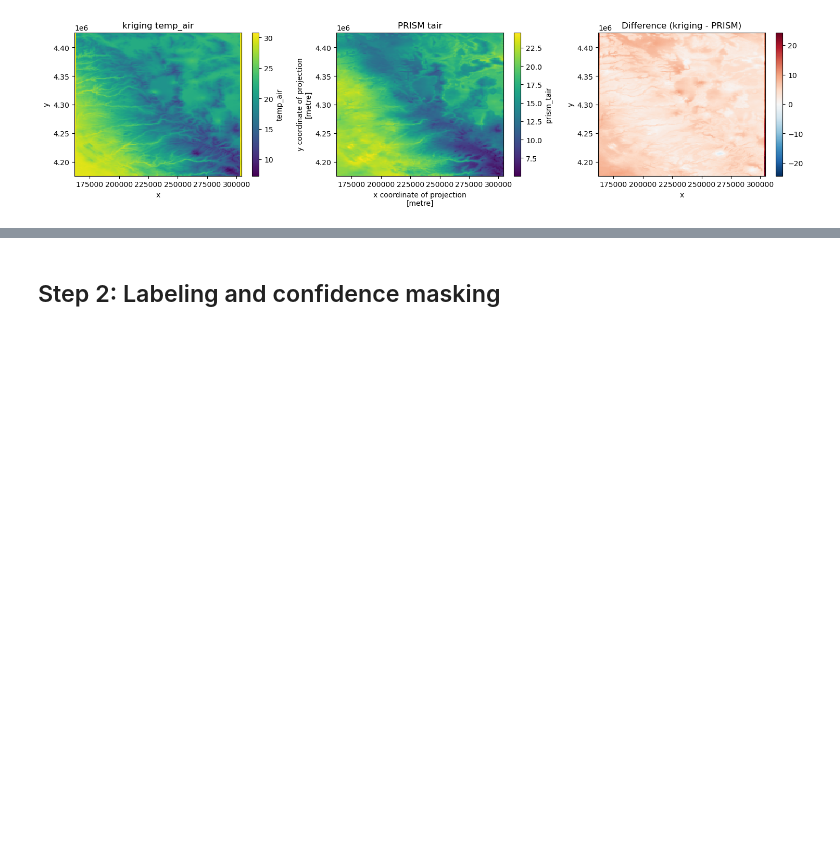
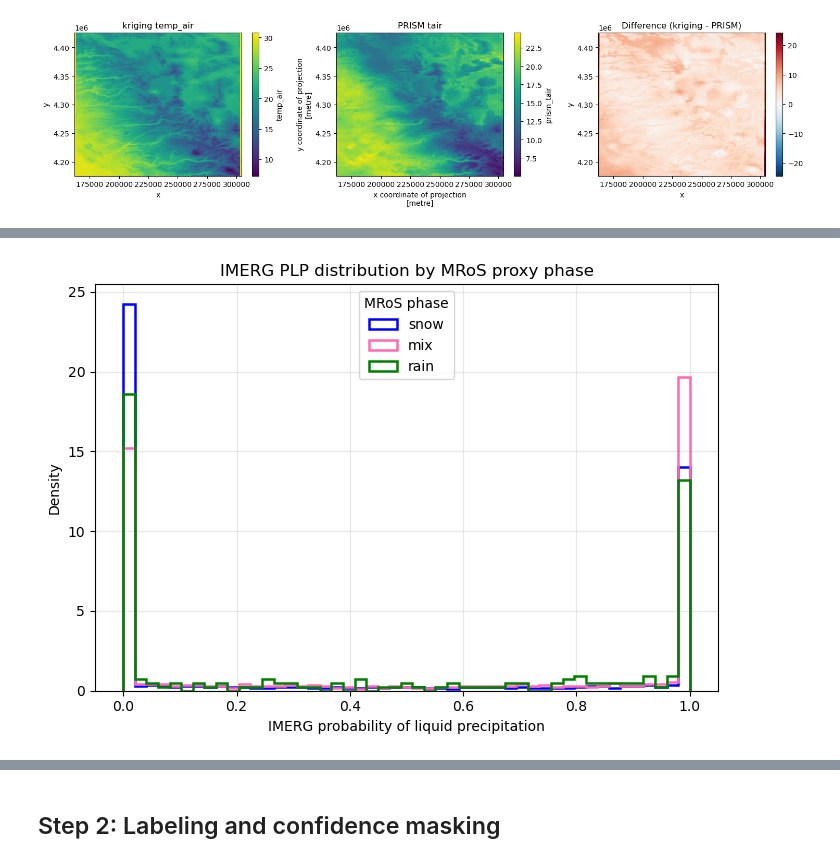
Before and after one commit to emmaaagolub/MRoS-phase-prediction, a Jupyter notebook: ML_pipeline/ML_pipeline_XGBoost_v2_EG.ipynb, the cells around one changed output, grey strips where cells are left out. Saved outputs shown, nothing was run; the diff lists cells and outputs as text; code cells hidden in the pictures; blank space fills up the shorter version.

```diff
--- a/ML_pipeline/ML_pipeline_XGBoost_v2_EG.ipynb
+++ b/ML_pipeline/ML_pipeline_XGBoost_v2_EG.ipynb
@@ -406,0 +597,29 @@ Saved input predictor stack
+# %%
+# -------------------------------------------------------------------
+# D. IMERG PLP vs MRoS phase distribution
+# -------------------------------------------------------------------
+
+plt.figure(figsize=(7, 5))
+
+for ph, name in phase_name_map.items():
+    sub = df_visualize[df_visualize["phase"] == ph]
+
+    plt.hist(
+        sub["imerg_plp"],
+        bins=np.linspace(0, 1, 50),
+        density=True,
+        histtype="step",
+        linewidth=1.8,
+        label=name,
+        color=colors[name],
+    )
+
+plt.xlabel("IMERG probability of liquid precipitation")
+plt.ylabel("Density")
+plt.title("IMERG PLP distribution by MRoS proxy phase")
+plt.legend(title="MRoS phase")
+plt.grid(alpha=0.3)
+plt.tight_layout()
+plt.show()
+# %% [output]
+[figure, added]
```
Also changed, not shown: parts of 6 cells of this notebook, 8 other files.
